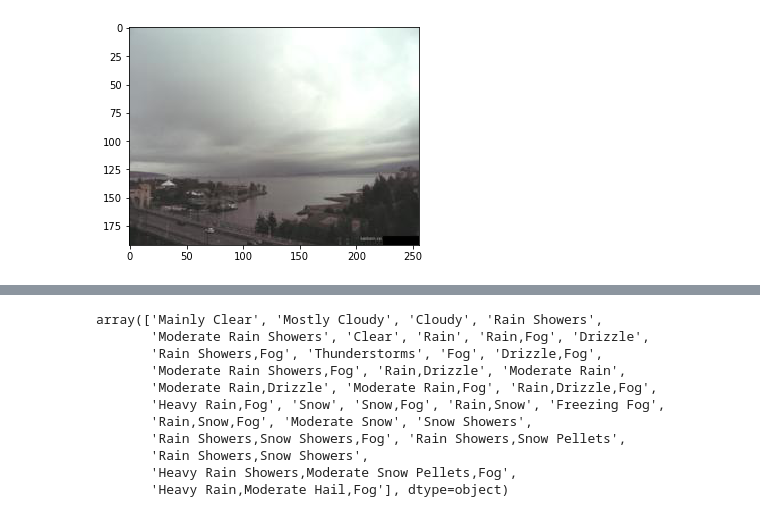
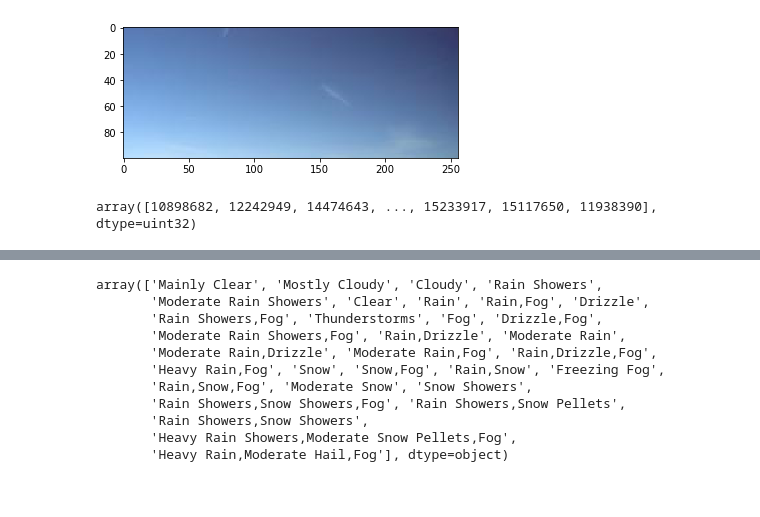
Before and after one commit to AFettes/DataScienceProject, a Jupyter notebook: project.ipynb, the cells around one changed output, grey strips where cells are left out. Drawn from its saved outputs; the diff is of its cells as text; code cells hidden in the pictures.

```diff
--- a/project.ipynb
+++ b/project.ipynb
@@ -74,2 +81,13 @@ weatherDataCleaned['Blueness'] = blueness
 # %%
 weatherDataCleaned['Brightness'] = lightlevel
+# %%
+# Find blueness of sky
+# Cutoff sky part
+plt.imshow(skies[0, :, :])
+plt.show()
+# %% [output]
+[figure, added]
+# %%
+lightlevel
+# %% [output]
+array([10898682, 12242949, 14474643, ..., 15233917, 15117650, 11938390], dtype=uint32)
@@ -76,9 +104,2 @@ weatherDataCleaned['Brightness'] = lightlevel
 # %%
 weatherDataReady = weatherDataCleaned[weatherDataCleaned['Brightness'] > 6000000]
-# %%
-# Find blueness of sky
-# Cutoff sky part
-plt.imshow(actualImages[2831, :, :, :])
-plt.show()
-# %% [output]
-[figure, removed]
```
Also changed, not shown: parts of 27 cells of this notebook.
